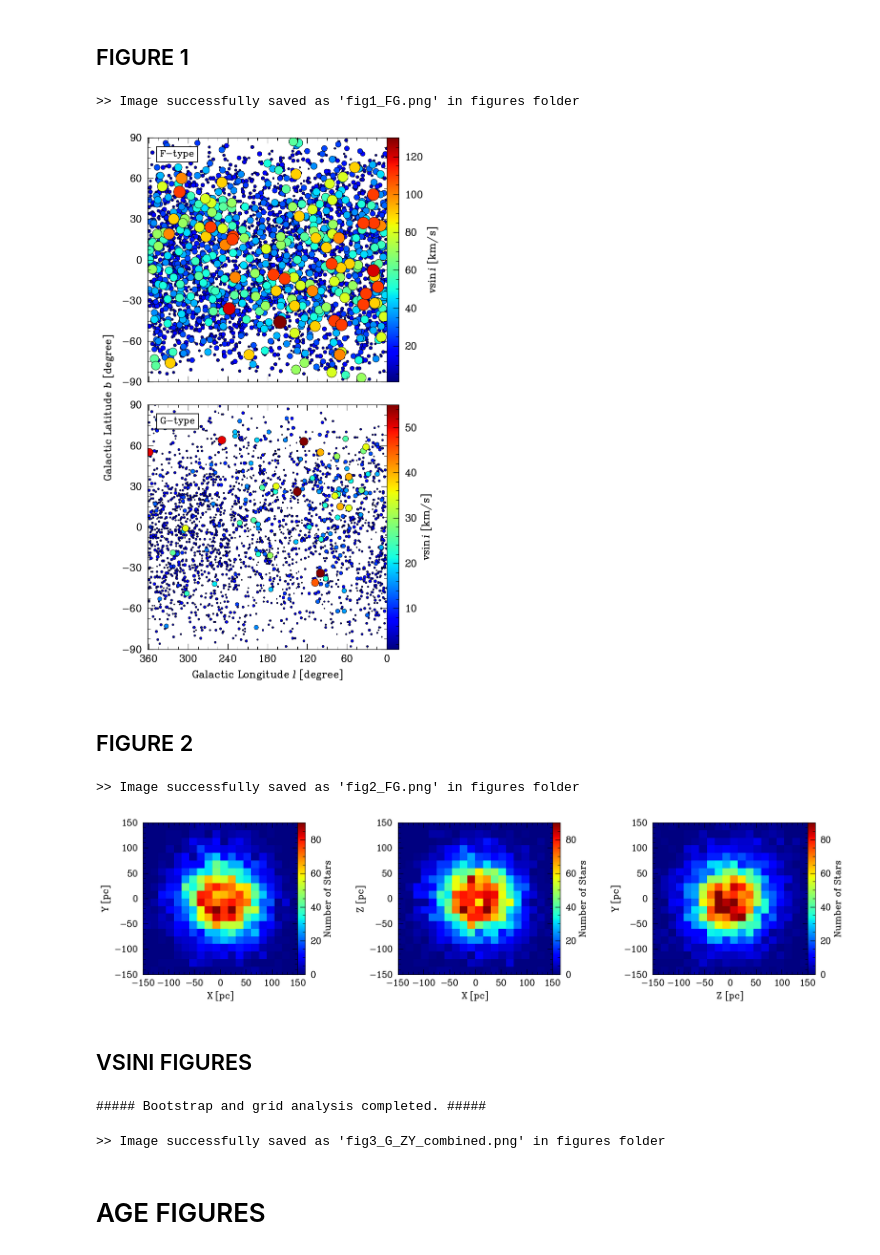
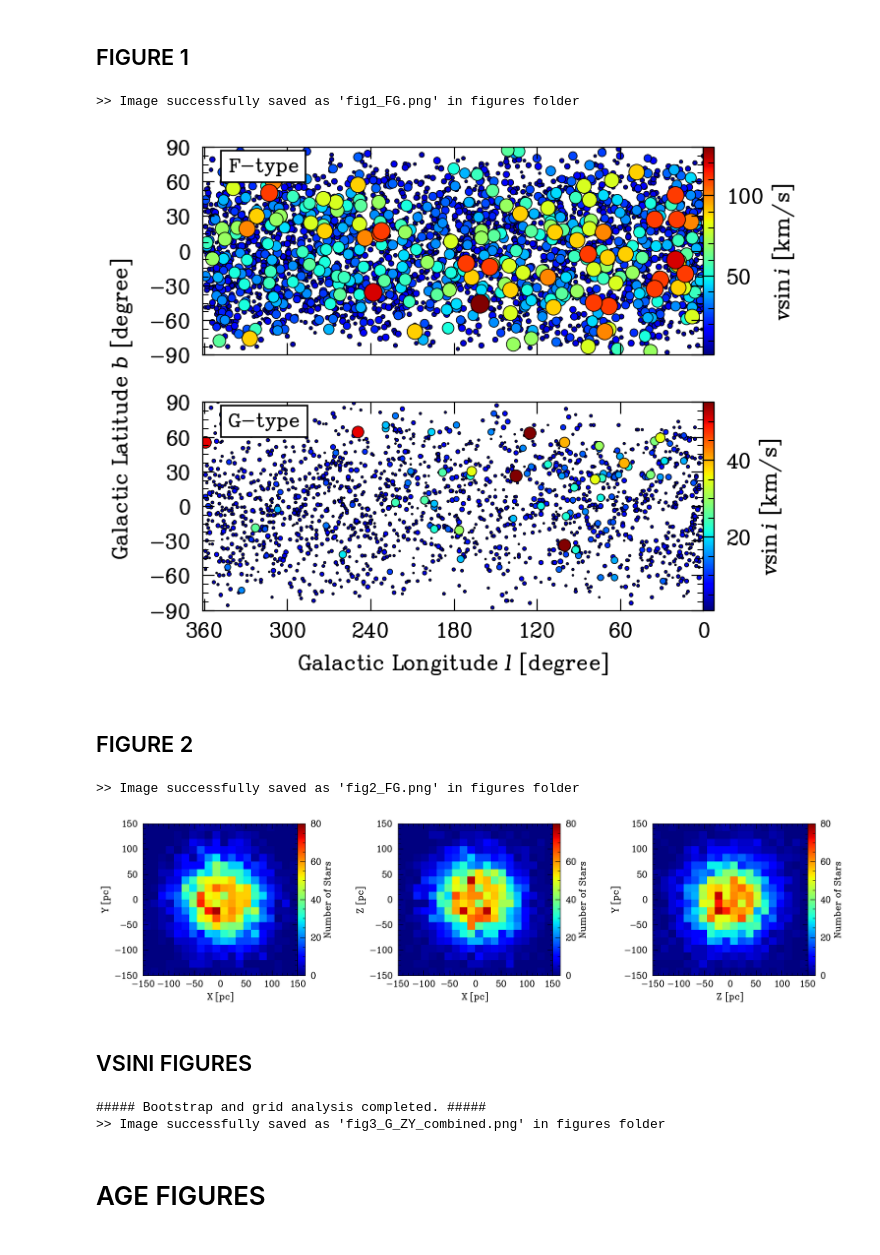
Before and after one commit to SarahBarbosa/ring-like-structure, a Jupyter notebook: main.ipynb, the cells around one changed output. Saved outputs shown, nothing was run; the diff lists cells and outputs as text; code cells hidden in the pictures.

Commit message:
remaking the figures now with radius and age

```diff
--- a/main.ipynb
+++ b/main.ipynb
@@ -1,7 +1,7 @@
 # %% [markdown]
 # SETUP
 # %%
-CONSIDER_RADIUS_AGE = False
+CONSIDER_RADIUS_AGE = True
 OLDSCHOOL = True
 # %%
 import os
@@ -31,12 +31,14 @@ F["vsin/radius"] = F["vsini"] / F["Rad"]
 G["vsin/radius"] = G["vsini"] / G["Rad"]
 # %%
 if CONSIDER_RADIUS_AGE:
-    ALL = ALL.dropna(subset=['vsin/radius']).reset_index()
-    ALL = ALL[ALL["Age"] != 0]
-    F = F.dropna(subset=['vsin/radius']).reset_index()
-    F = F[F["Age"] != 0]
-    G = G.dropna(subset=['vsin/radius']).reset_index()
-    G = G[G["Age"] != 0]
+    ALL = ALL.dropna(subset=['vsin/radius'])
+    ALL = ALL[ALL["Age"] != 0].reset_index()
+
+    F = F.dropna(subset=['vsin/radius'])
+    F = F[F["Age"] != 0].reset_index()
+
+    G = G.dropna(subset=['vsin/radius'])
+    G = G[G["Age"] != 0].reset_index()
 
 if OLDSCHOOL:
     import smplotlib
@@ -178,36 +180,36 @@ glon_F, glat_F, vsini_F = sort_data_by_vsini(F)
 glon_G, glat_G, vsini_G = sort_data_by_vsini(G)
 
 # Plotting
-fig, (ax1, ax2) = plt.subplots(2, 1, figsize=(6, 10), sharex=True, sharey=True)
+fig, (ax1, ax2) = plt.subplots(2, 1, figsize=(6, 5), sharex=True, sharey=True)
 
-def plot1(glon, glat, vsini, label, ax, scaler=2):
+def plot1(glon, glat, vsini, label, ax, scaler=1):
     scatter = ax.scatter(
         glon, glat, s=vsini * scaler, c=vsini,
         cmap="jet", ec="k", lw=0.5,
     )
     ax.set(xlim=(361, 0), ylim=(-90, 90))
     ax.set_xticks([360, 300, 240, 180, 120, 60, 0])
     ax.set_yticks([-90, -60, -30, 0, 30, 60, 90])
     ax.text(0.05, 0.95, label, transform=ax.transAxes, fontsize=14,
             verticalalignment='top', bbox=dict(facecolor='white', edgecolor='black'))
     return scatter
 
 scatter_F = plot1(glon_F, glat_F, vsini_F, "F-type", ax1)
 scatter_G = plot1(glon_G, glat_G, vsini_G, "G-type", ax2)
 
 ax2.set(xlabel="Galactic Longitude $l$ [degree]")
 fig.text(-0.02, 0.5, "Galactic Latitude $b$ [degree]", va='center', rotation='vertical')
 
 # Add colorbars
 plt.colorbar(scatter_F, ax=ax1, pad=0).set_label(r"$v\sin i$ [km/s]")
 plt.colorbar(scatter_G, ax=ax2, pad=0).set_label(r"$v\sin i$ [km/s]")
 
 plt.tight_layout()
 plt.savefig(f"{OUTDIR}/fig1_FG.png", bbox_inches="tight", dpi=400)
 print(f">> Image successfully saved as 'fig1_FG.png' in {OUTDIR} folder")
 # %% [output]
 >> Image successfully saved as 'fig1_FG.png' in figures folder
-[figure, old version]
+[figure, new version]
 # %% [markdown]
 ## FIGURE 2
 # %%
@@ -216,7 +218,7 @@ y = ALL["Y"]
 z = ALL["Z"]
 
 bins = 20           # 20x20 pc² pixels
-vmin, vmax = 0, 90  # Colobar limits (40 stars into the pixel)
+vmin, vmax = 0, 80  # Colobar limits (40 stars into the pixel)
 
 fig, axs = plt.subplots(1, 3, figsize=(15, 4))
 
@@ -244,6 +246,6 @@ plt.savefig(f"{OUTDIR}/fig2_ALL.png", bbox_inches="tight", dpi=400)
 print(f">> Image successfully saved as 'fig2_FG.png' in {OUTDIR} folder")
 # %% [output]
 >> Image successfully saved as 'fig2_FG.png' in figures folder
-[figure, old version]
+[figure, new version]
 # %% [markdown]
 ## VSINI FIGURES
@@ -253,4 +252,7 @@ PLANE = 'ZY'                    # Options: 'XY', 'XZ', 'ZY'
 # %%
+DATA_SELECTION = 'G'          # Options: 'F', 'G', 'ALL'
+PLANE = 'ZY'                    # Options: 'XY', 'XZ', 'ZY'
+
 if DATA_SELECTION == 'F':
     data = F
 elif DATA_SELECTION == 'G':
@@ -348,26 +350,25 @@ shape = np.nan_to_num(shape)  # Replace NaN with zero
 
 # Print completion message
 print("\n##### Bootstrap and grid analysis completed. #####")
+
+data_dict1 = {
+    r'$\langle v \sin i \rangle$ [km/s] of original sample': meanoriginal,
+    r'$v \sin i$ [km/s] (q = 1/4)': percentile25,
+    r'$v \sin i$ [km/s] (q = 1/2)': percentile50,
+    r'$v \sin i$ [km/s] (q = 3/4)': percentile75
+}
+
+data_dict2 = {
+    r'$\langle v \sin i \rangle$ [km/s]' + '\n' + 'of bootstrap resampling': meanbootstrap,
+    r'$v \sin i$ [km/s]' + '\n' + 'of bootstrap resampling (q=1/4)': percentile25boot,
+    r'$v \sin i$ [km/s]' + '\n' + 'of bootstrap resampling (q=1/2)': percentile50boot,
+    r'$v \sin i$ [km/s]' + '\n' + 'of bootstrap resampling (q=3/4)': percentile75boot
+}
+
+plotfig_combined(data_dict1, data_dict2, UL, PLANE, DATA_SELECTION, figure_number=3, OUTDIR=OUTDIR)
 # %% [output]
 ##### Bootstrap and grid analysis completed. #####
+>> Image successfully saved as 'fig3_G_ZY_combined.png' in figures folder
-# %%
-data_dict1 = {
-    r'$\langle v \sin i \rangle$ [km/s] of original sample': meanoriginal,
-    r'$v \sin i$ [km/s] (q = 1/4)': percentile25,
-    r'$v \sin i$ [km/s] (q = 1/2)': percentile50,
-    r'$v \sin i$ [km/s] (q = 3/4)': percentile75
-}
-
-data_dict2 = {
-    r'$\langle v \sin i \rangle$ [km/s]' + '\n' + 'of bootstrap resampling': meanbootstrap,
-    r'$v \sin i$ [km/s]' + '\n' + 'of bootstrap resampling (q=1/4)': percentile25boot,
-    r'$v \sin i$ [km/s]' + '\n' + 'of bootstrap resampling (q=1/2)': percentile50boot,
-    r'$v \sin i$ [km/s]' + '\n' + 'of bootstrap resampling (q=3/4)': percentile75boot
-}
-
-plotfig_combined(data_dict1, data_dict2, UL, PLANE, DATA_SELECTION, figure_number=3, OUTDIR=OUTDIR)
-# %% [output]
->> Image successfully saved as 'fig3_G_ZY_combined.png' in figures folder
 # %% [markdown]
 # AGE FIGURES
 # %%
```
Also changed, not shown: parts of 7 cells of this notebook, 29 other files.
